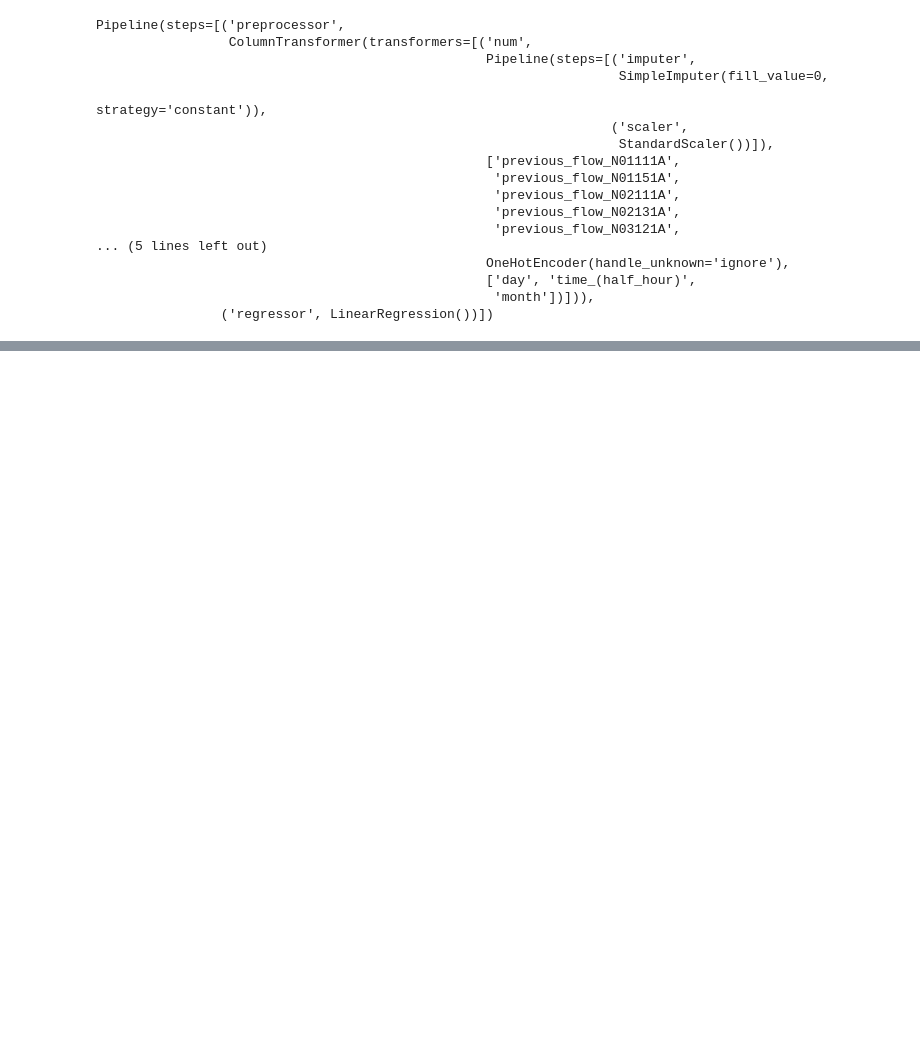
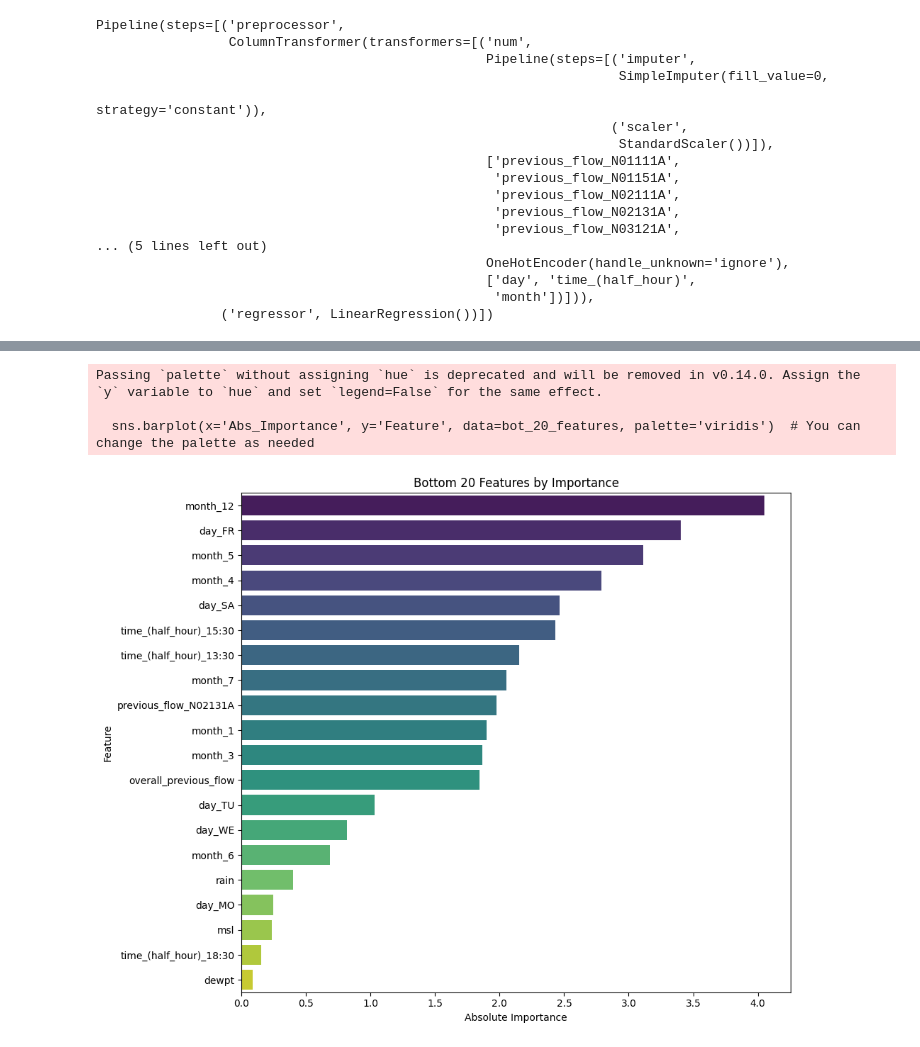
Before and after one commit to emolloy123/Traffic-Flow-SDCC, a Jupyter notebook: machine learning/traffic flow regression/traffic_flow_regression.ipynb, the cells around one changed output, grey strips where cells are left out. Saved outputs shown, nothing was run; the diff lists cells and outputs as text; code cells hidden in the pictures; blank space fills up the shorter version.

```diff
--- a/machine learning/traffic flow regression/traffic_flow_regression.ipynb
+++ b/machine learning/traffic flow regression/traffic_flow_regression.ipynb
@@ -564,0 +633,16 @@ Pipeline(steps=[('preprocessor',
+# %%
+bot_20_features = importance_df.sort_values(by='Abs_Importance', ascending=False).tail(20)
+
+# Plotting the sideways bar chart
+plt.figure(figsize=(10, 8))
+sns.barplot(x='Abs_Importance', y='Feature', data=bot_20_features, palette='viridis')  # You can change the palette as needed
+plt.title('Bottom 20 Features by Importance')
+plt.xlabel('Absolute Importance')
+plt.ylabel('Feature')
+plt.tight_layout()
+plt.show()
+# %% [output]
+Passing `palette` without assigning `hue` is deprecated and will be removed in v0.14.0. Assign the `y` variable to `hue` and set `legend=False` for the same effect.
+
+  sns.barplot(x='Abs_Importance', y='Feature', data=bot_20_features, palette='viridis')  # You can change the palette as needed
+[figure, added]
```
Also changed, not shown: parts of 22 cells of this notebook.
